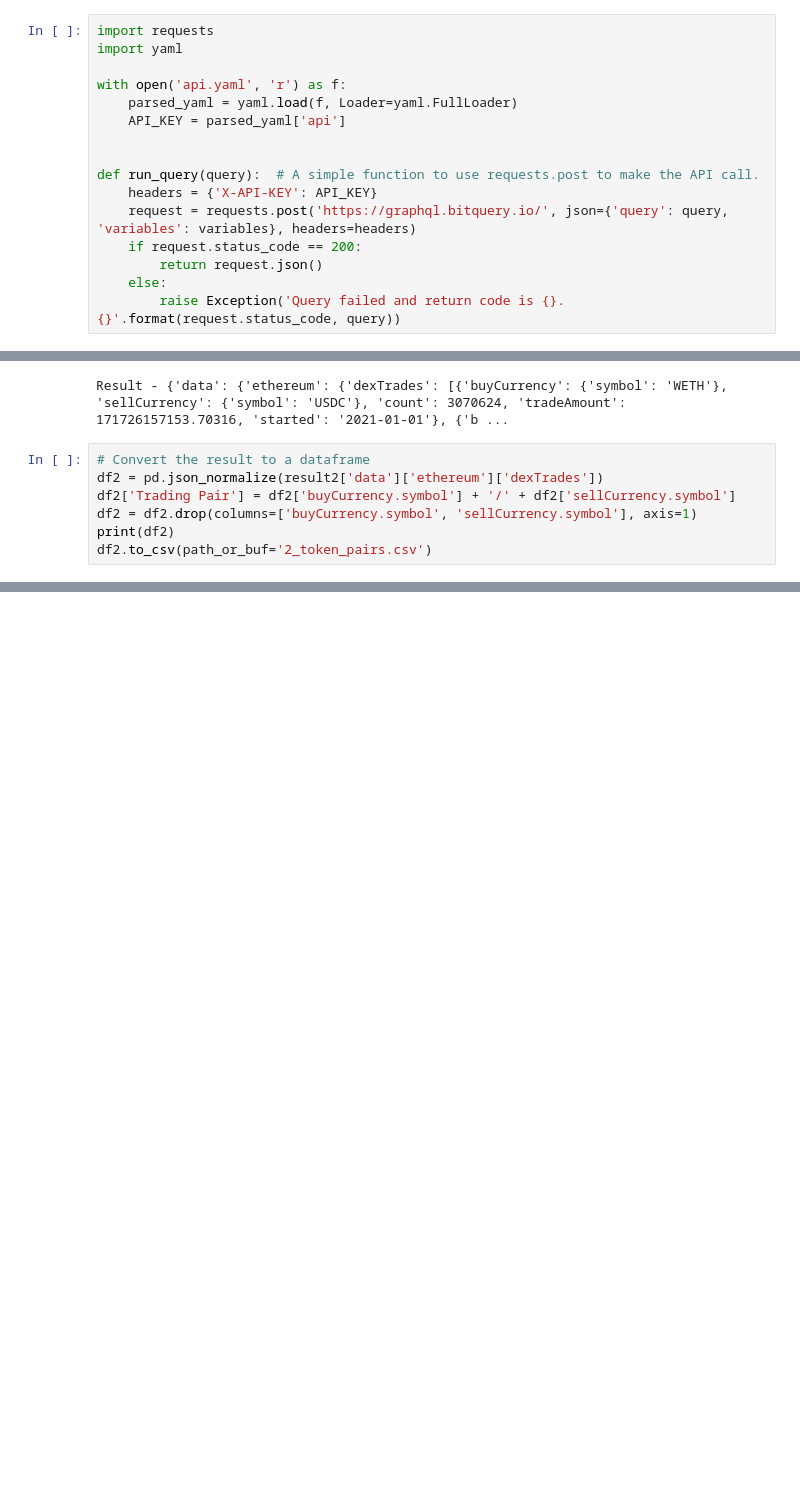
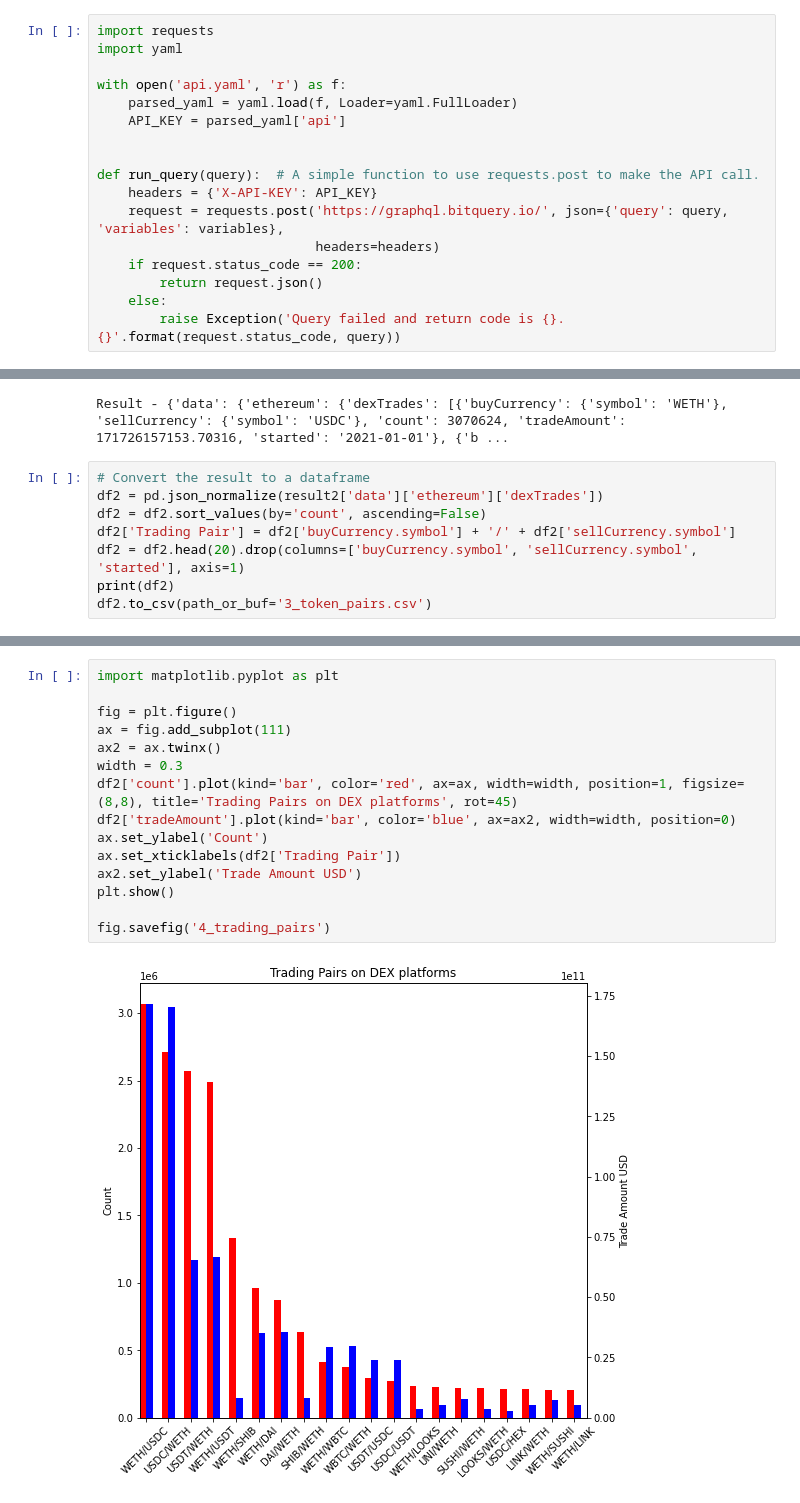
Before and after one commit to swawly/COMP90088-ResearchProject-DEXDataCollector, a Jupyter notebook: bitquery_eth.ipynb, the cells around one changed output, grey strips where cells are left out. Saved outputs shown, nothing was run; the diff lists cells and outputs as text; blank space fills up the shorter version.

```diff
--- a/bitquery_eth.ipynb
+++ b/bitquery_eth.ipynb
@@ -13,7 +13,8 @@ with open('api.yaml', 'r') as f:
 
 def run_query(query):  # A simple function to use requests.post to make the API call.
     headers = {'X-API-KEY': API_KEY}
-    request = requests.post('https://graphql.bitquery.io/', json={'query': query, 'variables': variables}, headers=headers)
+    request = requests.post('https://graphql.bitquery.io/', json={'query': query, 'variables': variables},
+                            headers=headers)
     if request.status_code == 200:
         return request.json()
     else:
@@ -133,8 +135,9 @@ Result - {'data': {'ethereum': {'dexTrades': [{'buyCurrency': {'symbol': 'WETH'}
 # %%
 # Convert the result to a dataframe
 df2 = pd.json_normalize(result2['data']['ethereum']['dexTrades'])
+df2 = df2.sort_values(by='count', ascending=False)
 df2['Trading Pair'] = df2['buyCurrency.symbol'] + '/' + df2['sellCurrency.symbol']
-df2 = df2.drop(columns=['buyCurrency.symbol', 'sellCurrency.symbol'], axis=1)
+df2 = df2.head(20).drop(columns=['buyCurrency.symbol', 'sellCurrency.symbol', 'started'], axis=1)
 print(df2)
-df2.to_csv(path_or_buf='2_token_pairs.csv')
+df2.to_csv(path_or_buf='3_token_pairs.csv')
 # %% [output]
@@ -162,0 +161,17 @@ pie = df2.plot(kind='bar', y='count', x='Trading Pair', figsize= (8,8))
+# %%
+import matplotlib.pyplot as plt
+
+fig = plt.figure()
+ax = fig.add_subplot(111)
+ax2 = ax.twinx()
+width = 0.3
+df2['count'].plot(kind='bar', color='red', ax=ax, width=width, position=1, figsize=(8,8), title='Trading Pairs on DEX platforms', rot=45)
+df2['tradeAmount'].plot(kind='bar', color='blue', ax=ax2, width=width, position=0)
+ax.set_ylabel('Count')
+ax.set_xticklabels(df2['Trading Pair'])
+ax2.set_ylabel('Trade Amount USD')
+plt.show()
+
+fig.savefig('4_trading_pairs')
+# %% [output]
+[figure, added]
```
Also changed, not shown: parts of 4 cells of this notebook, 3 other files.
